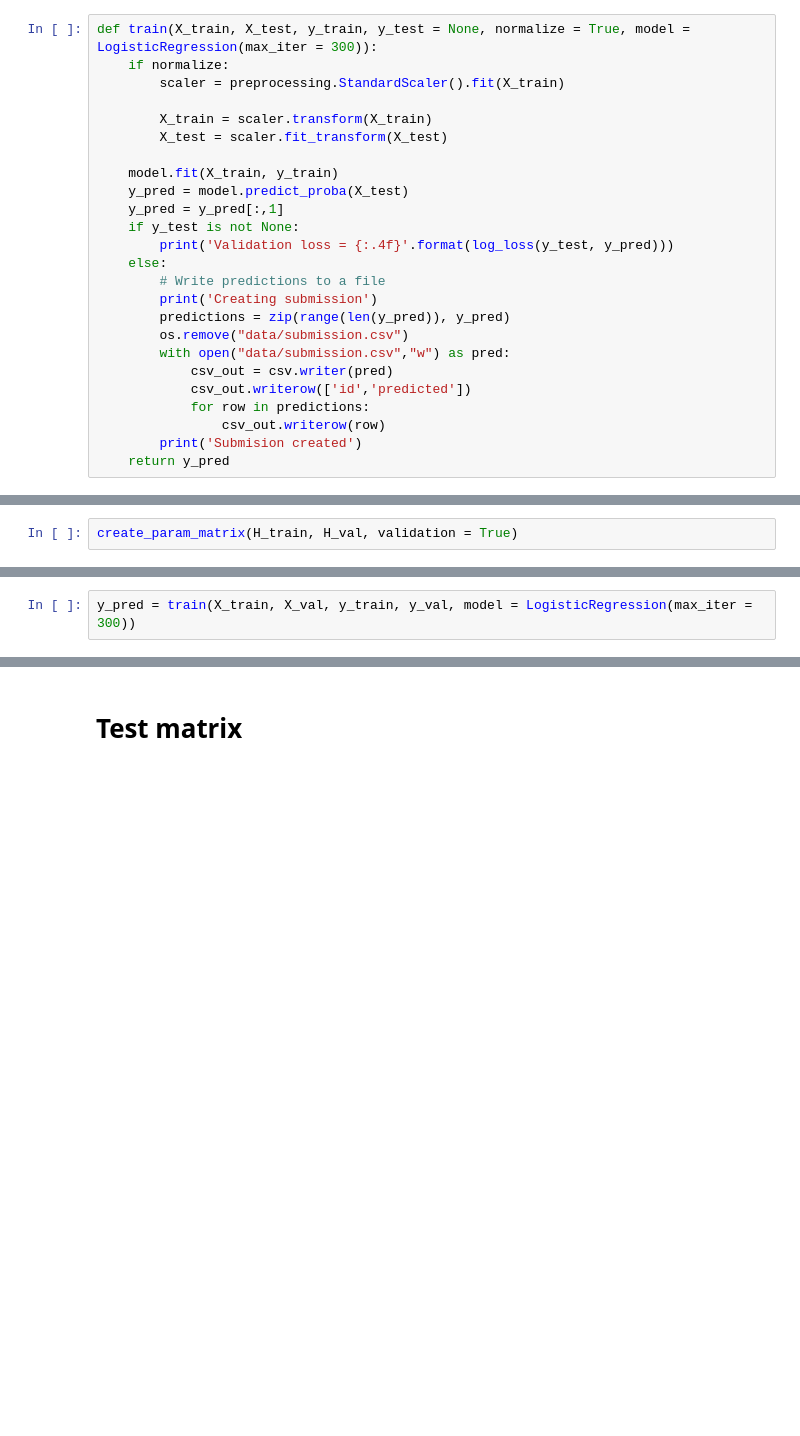
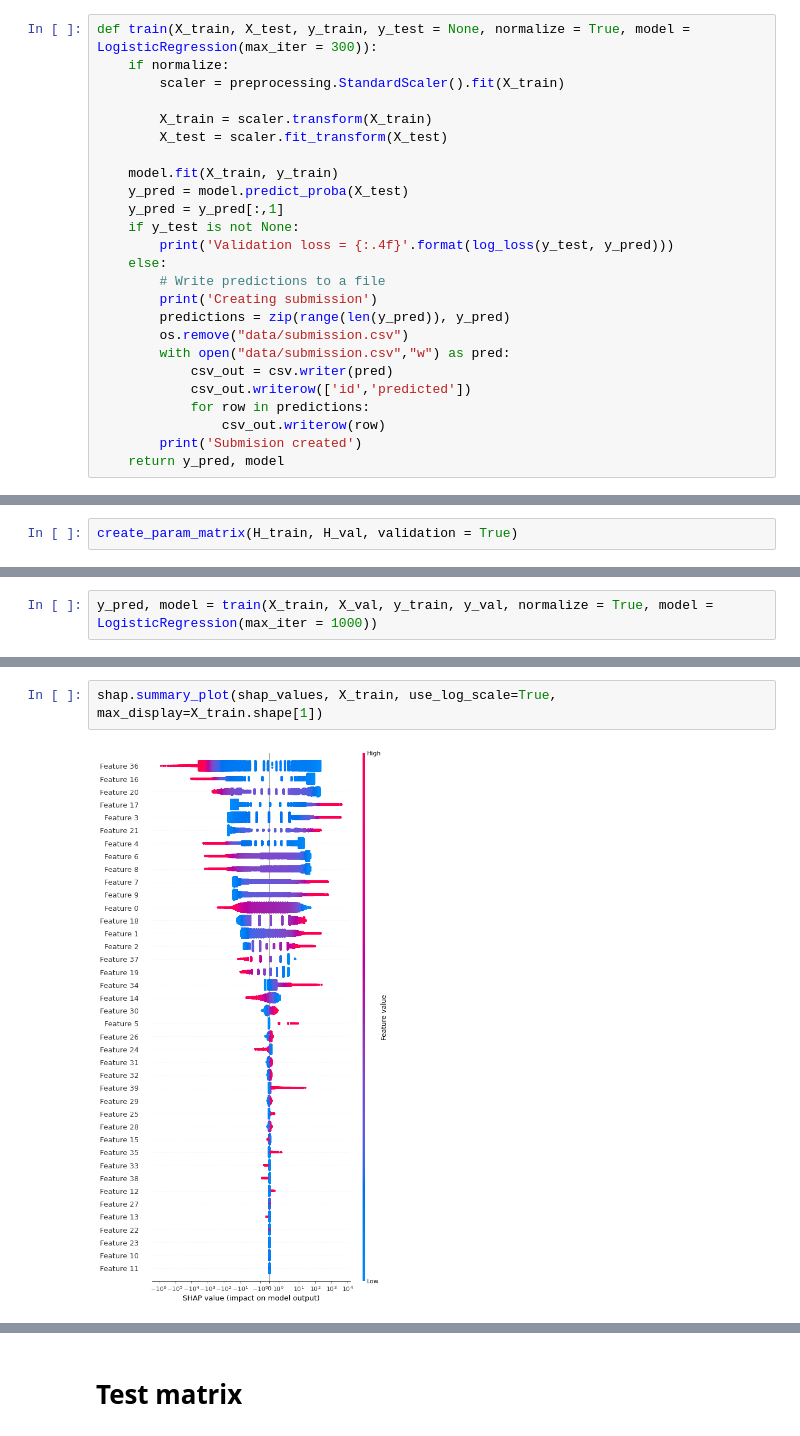
Before and after one commit to xavierjimenezp/Link-Prediction-Kaggle-Challenge, a Jupyter notebook: ALTEGRAD_project_v2.ipynb, the cells around one changed output, grey strips where cells are left out. Cells and saved outputs as stored; diff of their text form; blank space fills up the shorter version.

```diff
--- a/ALTEGRAD_project_v2.ipynb
+++ b/ALTEGRAD_project_v2.ipynb
@@ -94,7 +98,7 @@ def train(X_train, X_test, y_train, y_test = None, normalize = True, model = Log
             for row in predictions:
                 csv_out.writerow(row)
         print('Submision created')
-    return y_pred
+    return y_pred, model
 # %% [markdown]
 ## Feature matrix creation
 # %% [markdown]
@@ -637,3 +925,3 @@ X_train, X_val, y_train, y_val = concatenate_matrix(default = True, param = True
 # %%
-y_pred = train(X_train, X_val, y_train, y_val, model = LogisticRegression(max_iter = 300))
+y_pred, model = train(X_train, X_val, y_train, y_val, normalize = True, model = LogisticRegression(max_iter = 1000))
 # %% [output]
@@ -657,0 +952,4 @@ df_train.head(-40)
+# %%
+shap.summary_plot(shap_values, X_train, use_log_scale=True, max_display=X_train.shape[1])
+# %% [output]
+[figure, added]
```
Also changed, not shown: parts of 48 cells of this notebook, 4 other files.
